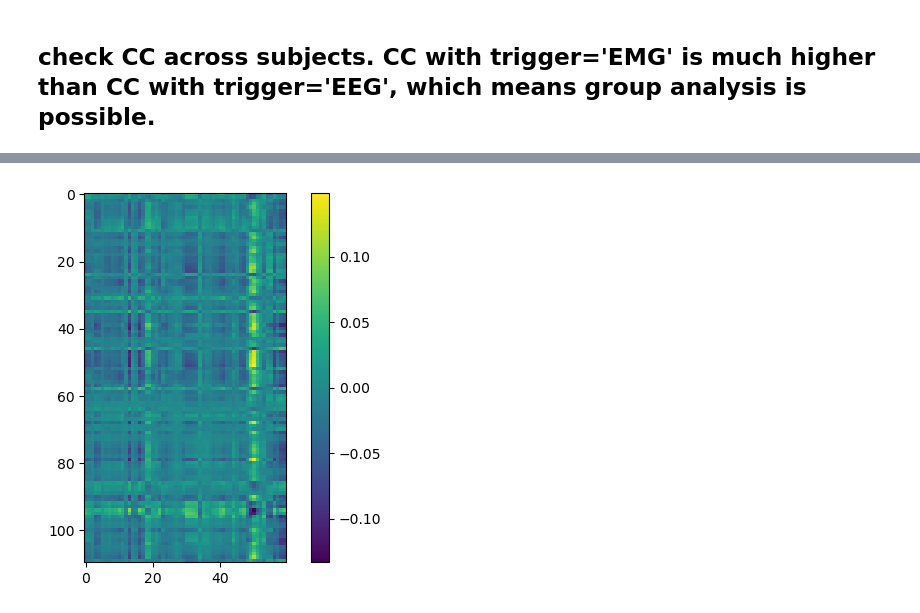
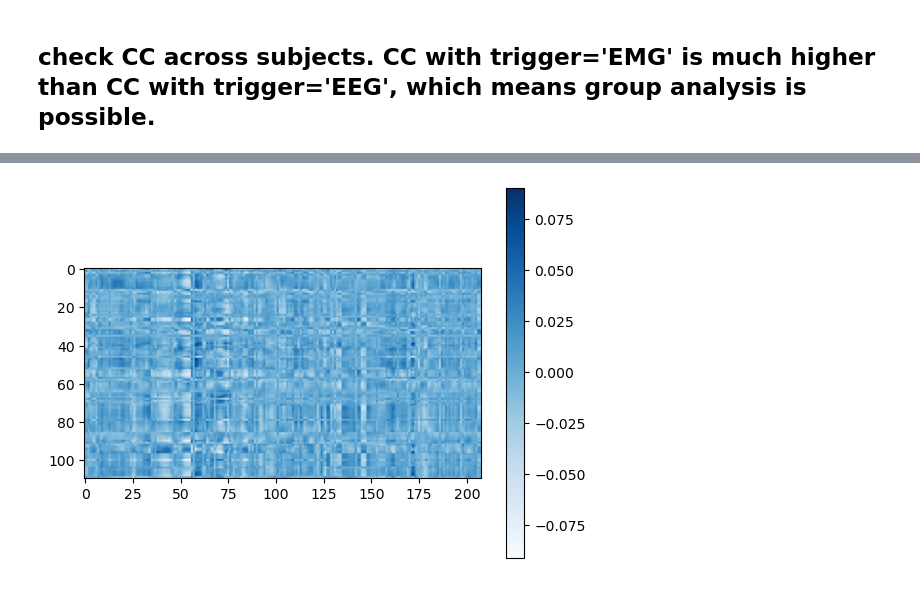
Before and after one commit to xiaolongwu0713/python, a Jupyter notebook: gesture/group_analysis/check_CC.ipynb, the cells around one changed output, grey strips where cells are left out. Saved outputs shown, nothing was run; the diff lists cells and outputs as text; code cells hidden in the pictures.

```diff
--- a/gesture/group_analysis/check_CC.ipynb
+++ b/gesture/group_analysis/check_CC.ipynb
@@ -115,6 +142,6 @@ from gesture.group_analysis.util import calculate_CC
 import matplotlib.pyplot as plt
 
 sid1=2
-sid2=4
+sid2=10
 sf1=1000
 sf2=1000
@@ -150,11 +159,11 @@ plt.show()
 # %%
-matrixes,ordered_ch_names=calculate_CC(sid1, sf1, sid2, sf2, f1=1, f2=3,trigger='EEG',re_ordered=True)
+matrixes,ordered_ch_names=calculate_CC(sid1, sf1, sid2, sf2, f1=1, f2=3,trigger='EEG',re_ordered=True,duration=2,random_shift=[500,1000])
 # %%
 %matplotlib inline
 # trigger=EMG
 fig,ax=plt.subplots()
-im=ax.imshow(matrixes)
+im=ax.imshow(matrixes,cmap='Blues')
 fig.colorbar(im)
-plt.show()
+plt.show() # 0.07
 # %% [output]
-[figure, old version]
+[figure, new version]
```
Also changed, not shown: parts of 22 cells of this notebook, 18 other files.
